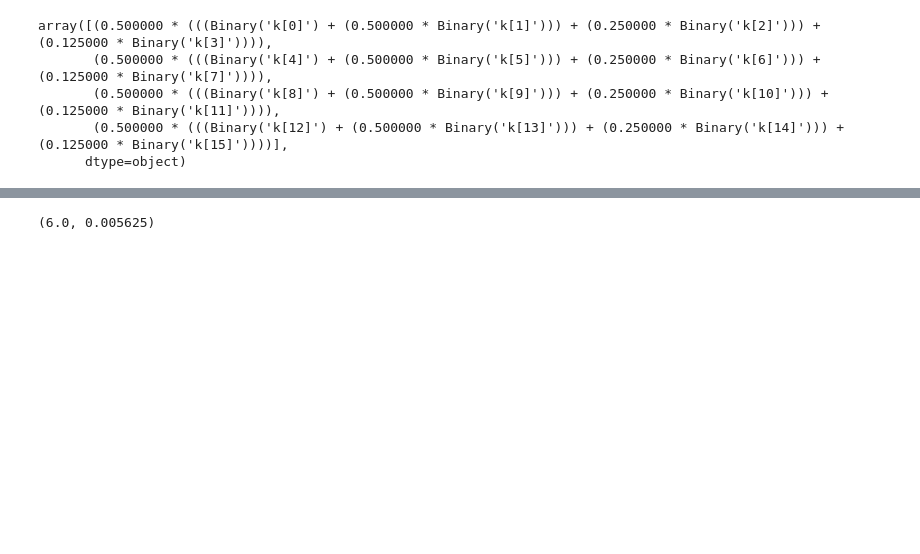
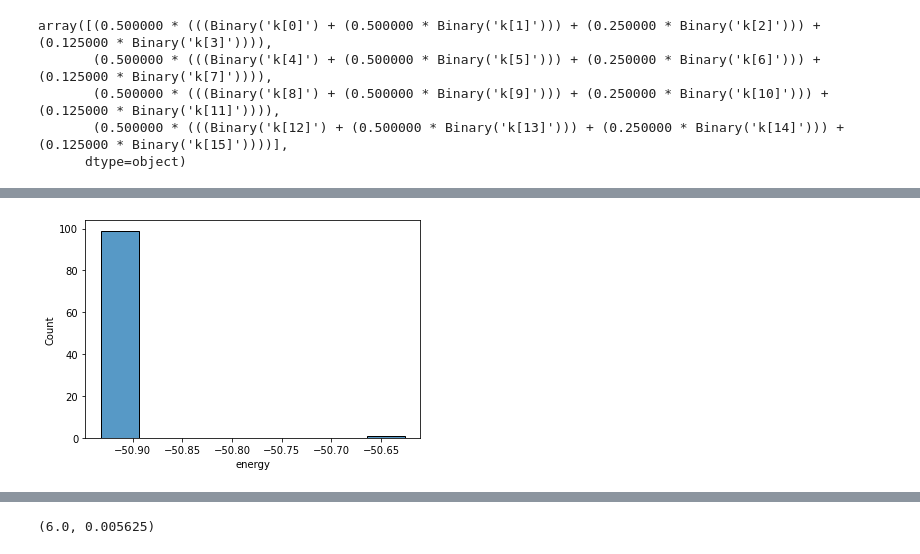
Before and after one commit to DBern97/Dwave-RAN-algs, a Jupyter notebook: Inspection.ipynb, the cells around one changed output, grey strips where cells are left out. Drawn from its saved outputs; the diff is of its cells as text; code cells hidden in the pictures; blank space fills up the shorter version.

```diff
--- a/Inspection.ipynb
+++ b/Inspection.ipynb
@@ -38,0 +51,17 @@ array([-3.+3.j,  1.+1.j])
+# %%
+sampler = neal.SimulatedAnnealingSampler()
+
+sampleset = sampler.sample_qubo(evm_qubo[0], num_reads=100)
+
+samples = sampleset.samples()
+
+
+data = sampleset.to_pandas_dataframe()
+
+min_samples = Get_Low_E_Samples(data, 0)
+
+sns.histplot(data['energy'])
+
+plt.show()
+# %% [output]
+[figure, added]
```
Also changed, not shown: parts of 27 cells of this notebook.
